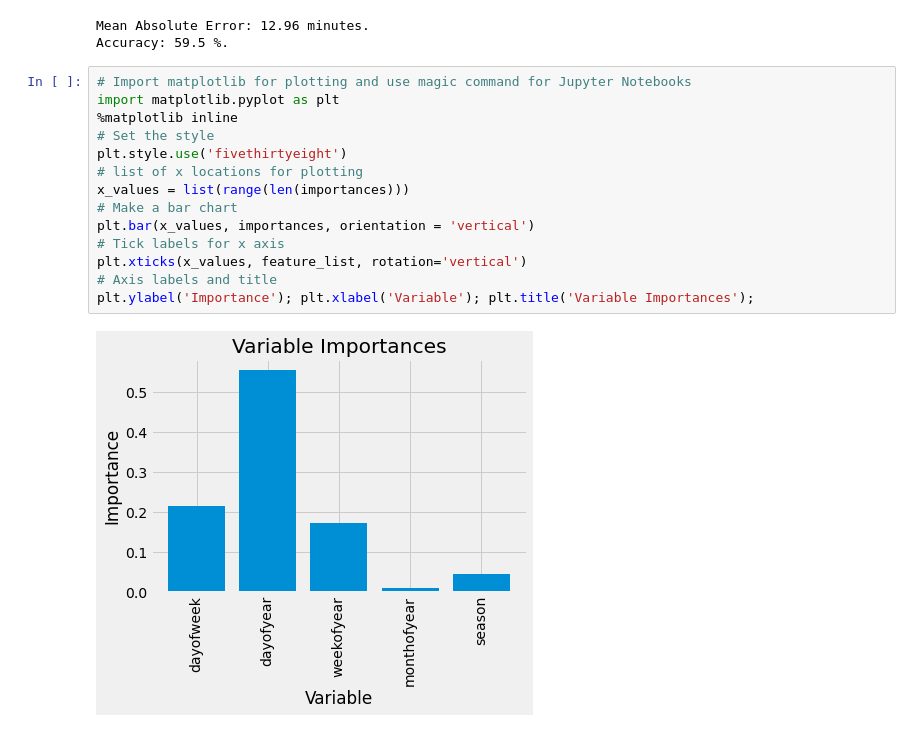
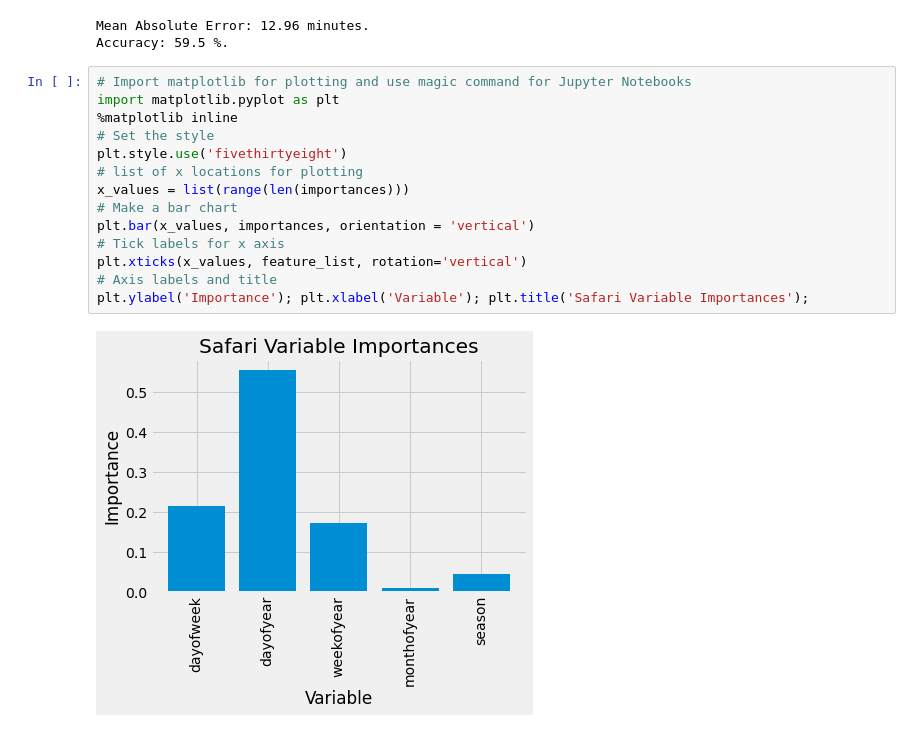
Before and after one commit to lmm9/FinalProject_Disney, a Jupyter notebook: safari_ml.ipynb, the cells around one changed output. Saved outputs shown, nothing was run; the diff lists cells and outputs as text.

```diff
--- a/safari_ml.ipynb
+++ b/safari_ml.ipynb
@@ -123,16 +117,16 @@ Accuracy: 59.5 %.
 # %%
 # Import matplotlib for plotting and use magic command for Jupyter Notebooks
 import matplotlib.pyplot as plt
 %matplotlib inline
 # Set the style
 plt.style.use('fivethirtyeight')
 # list of x locations for plotting
 x_values = list(range(len(importances)))
 # Make a bar chart
 plt.bar(x_values, importances, orientation = 'vertical')
 # Tick labels for x axis
 plt.xticks(x_values, feature_list, rotation='vertical')
 # Axis labels and title
-plt.ylabel('Importance'); plt.xlabel('Variable'); plt.title('Variable Importances');
+plt.ylabel('Importance'); plt.xlabel('Variable'); plt.title('Safari Variable Importances');
 # %% [output]
-[figure, old version]
+[figure, new version]
```
Also changed, not shown: parts of 1 cell of this notebook, 1 other file.
